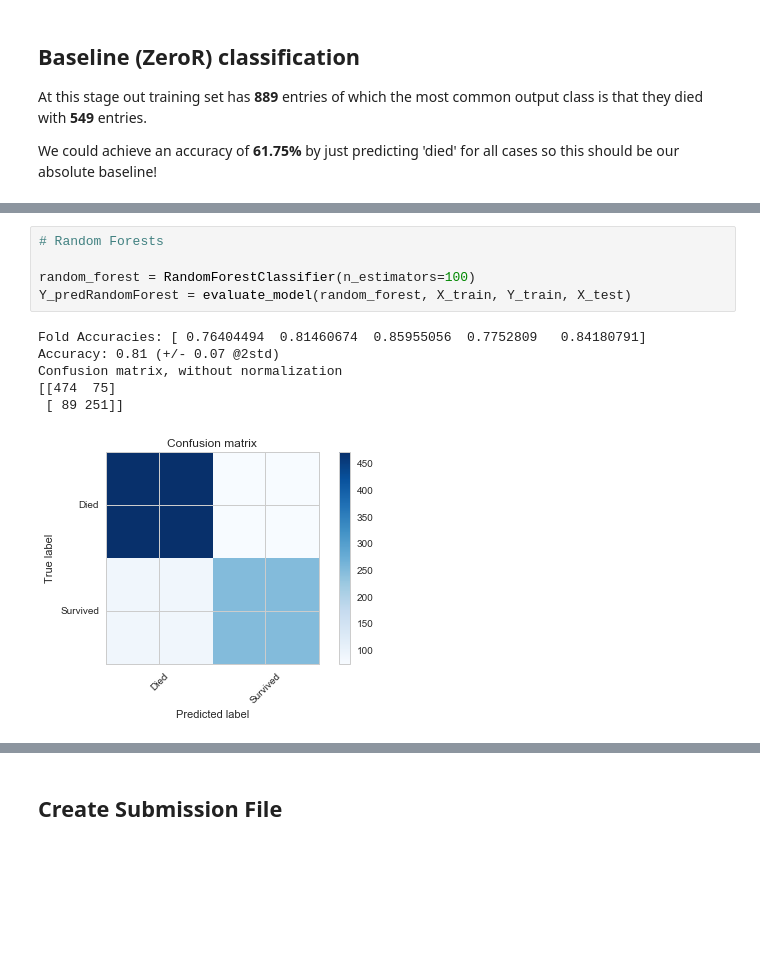
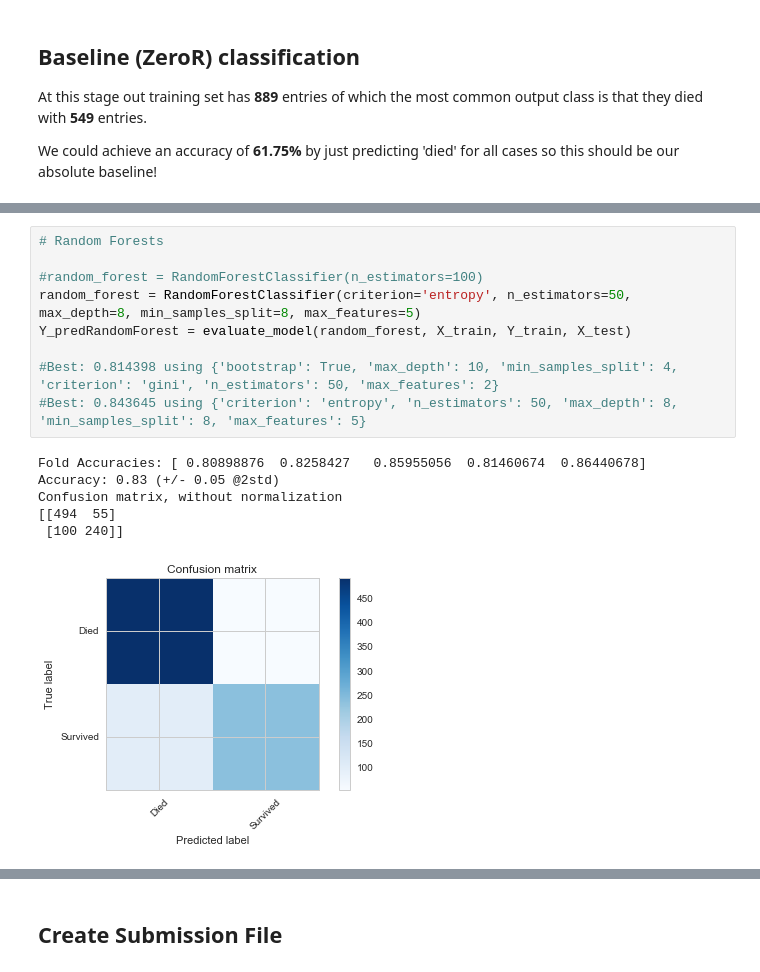
Before and after one commit to Statoil/KagglePlayground, a Jupyter notebook: Titanic/Python/Predict.ipynb, the cells around one changed output, grey strips where cells are left out. Drawn from its saved outputs; the diff is of its cells as text; blank space fills up the shorter version.

```diff
--- a/Titanic/Python/Predict.ipynb
+++ b/Titanic/Python/Predict.ipynb
@@ -184,15 +265,19 @@ Confusion matrix, without normalization
-# %%
-# Random Forests
-
-random_forest = RandomForestClassifier(n_estimators=100)
-Y_predRandomForest = evaluate_model(random_forest, X_train, Y_train, X_test)
-# %% [output]
-Fold Accuracies: [ 0.76404494  0.81460674  0.85955056  0.7752809   0.84180791]
-Accuracy: 0.81 (+/- 0.07 @2std)
-Confusion matrix, without normalization
-[[474  75]
- [ 89 251]]
-[figure, removed]
+# %%
+# Random Forests
+
+#random_forest = RandomForestClassifier(n_estimators=100)
+random_forest = RandomForestClassifier(criterion='entropy', n_estimators=50, max_depth=8, min_samples_split=8, max_features=5)
+Y_predRandomForest = evaluate_model(random_forest, X_train, Y_train, X_test)
+
+#Best: 0.814398 using {'bootstrap': True, 'max_depth': 10, 'min_samples_split': 4, 'criterion': 'gini', 'n_estimators': 50, 'max_features': 2}
+#Best: 0.843645 using {'criterion': 'entropy', 'n_estimators': 50, 'max_depth': 8, 'min_samples_split': 8, 'max_features': 5}
+# %% [output]
+Fold Accuracies: [ 0.80898876  0.8258427   0.85955056  0.81460674  0.86440678]
+Accuracy: 0.83 (+/- 0.05 @2std)
+Confusion matrix, without normalization
+[[494  55]
+ [100 240]]
+[figure, added]
 # %%
 # K Nearest Neighbors
 
```
Also changed, not shown: parts of 12 cells of this notebook, 2 other files.
